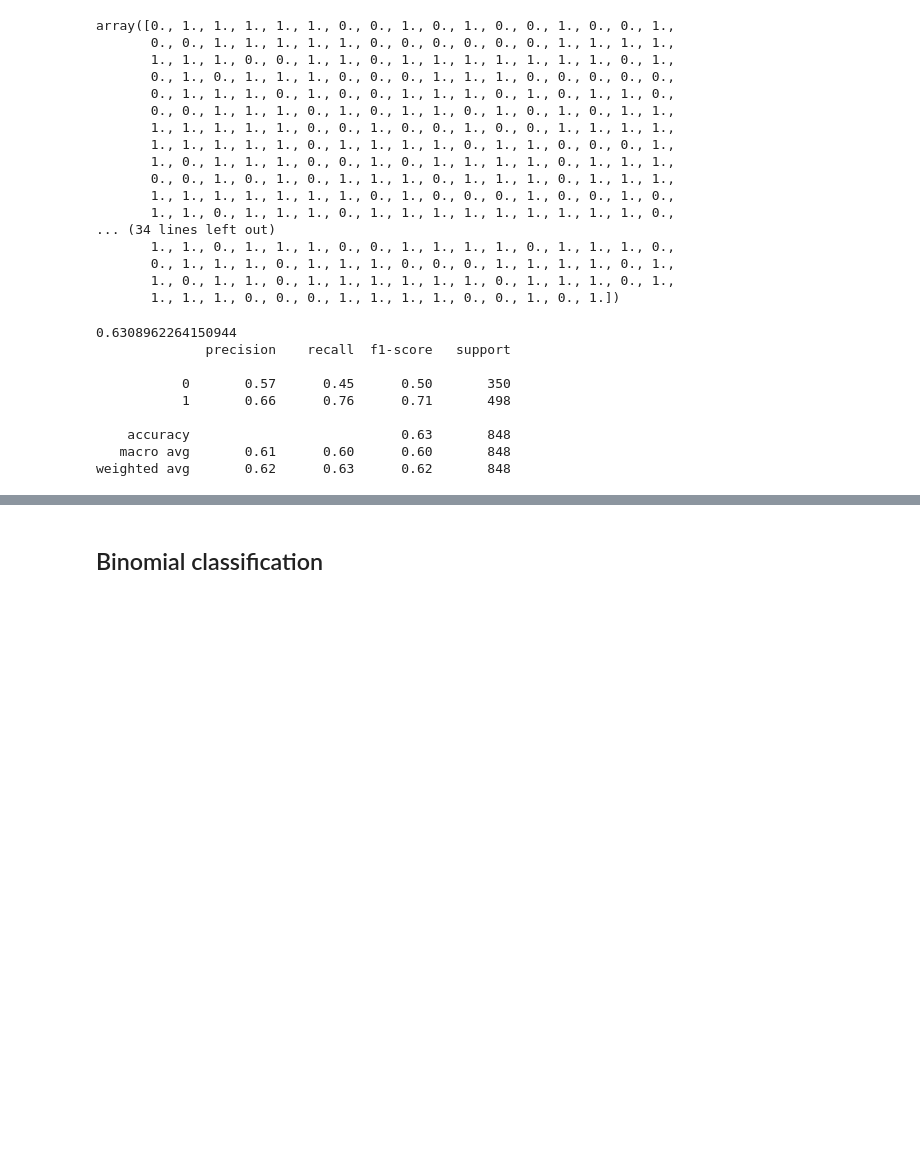
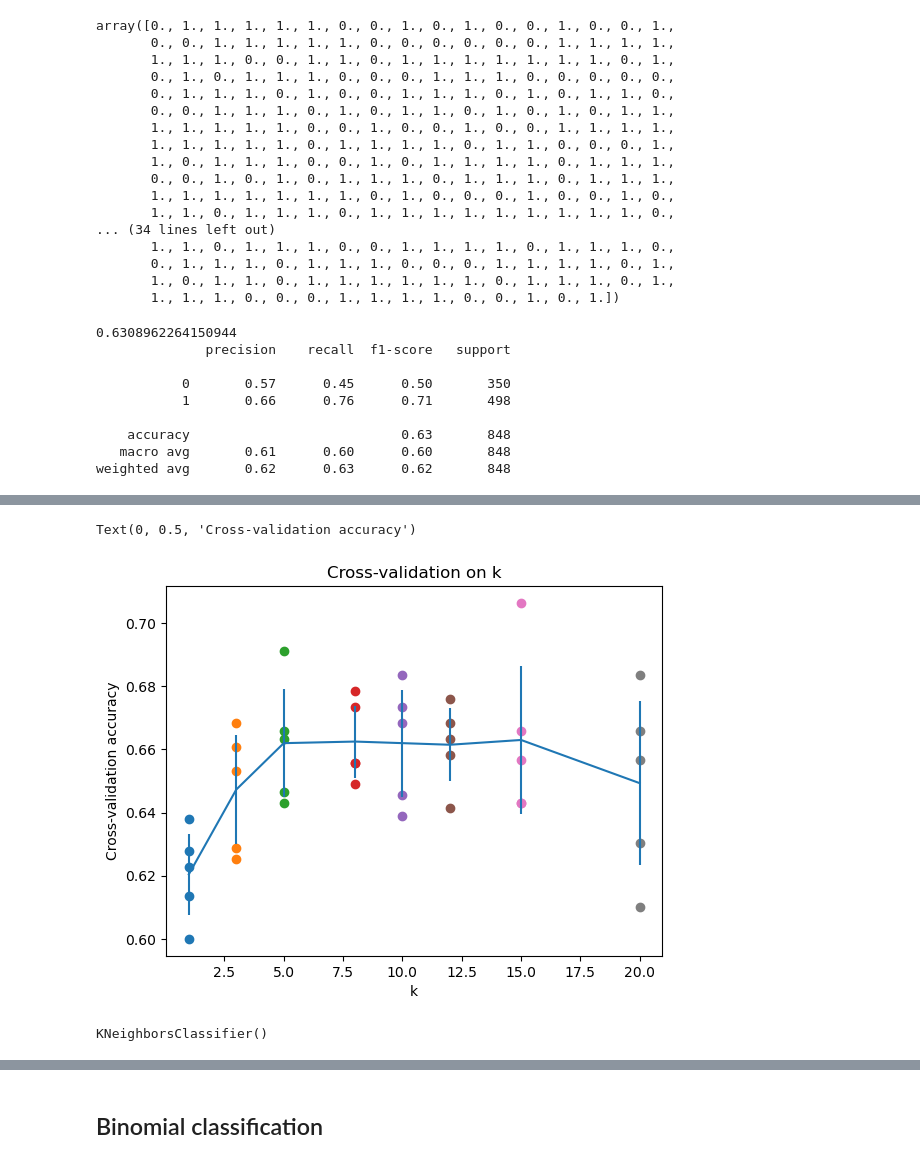
Before and after one commit to ayishamiara/STINTSY-MCO1, a Jupyter notebook: stintsy-mco1.ipynb, the cells around one changed output, grey strips where cells are left out. Drawn from its saved outputs; the diff is of its cells as text; code cells hidden in the pictures; blank space fills up the shorter version.

```diff
--- a/stintsy-mco1.ipynb
+++ b/stintsy-mco1.ipynb
@@ -880,0 +998,14 @@ weighted avg       0.62      0.63      0.62       848
+# %%
+avg_scores = np.mean(scores,axis=1)
+# %%
+stddev_scores = np.std(scores, axis=1)
+# %%
+plot_scatter(scores)
+
+plt.errorbar(k_choices, avg_scores, yerr=stddev_scores)
+plt.title('Cross-validation on k')
+plt.xlabel('k')
+plt.ylabel('Cross-validation accuracy')
+# %% [output]
+Text(0, 0.5, 'Cross-validation accuracy')
+[figure, added]
@@ -880,0 +1015,4 @@ weighted avg       0.62      0.63      0.62       848
+# %%
+knnModel.fit(X_train, y_train)
+# %% [output]
+KNeighborsClassifier()
```
Also changed, not shown: parts of 19 cells of this notebook.
